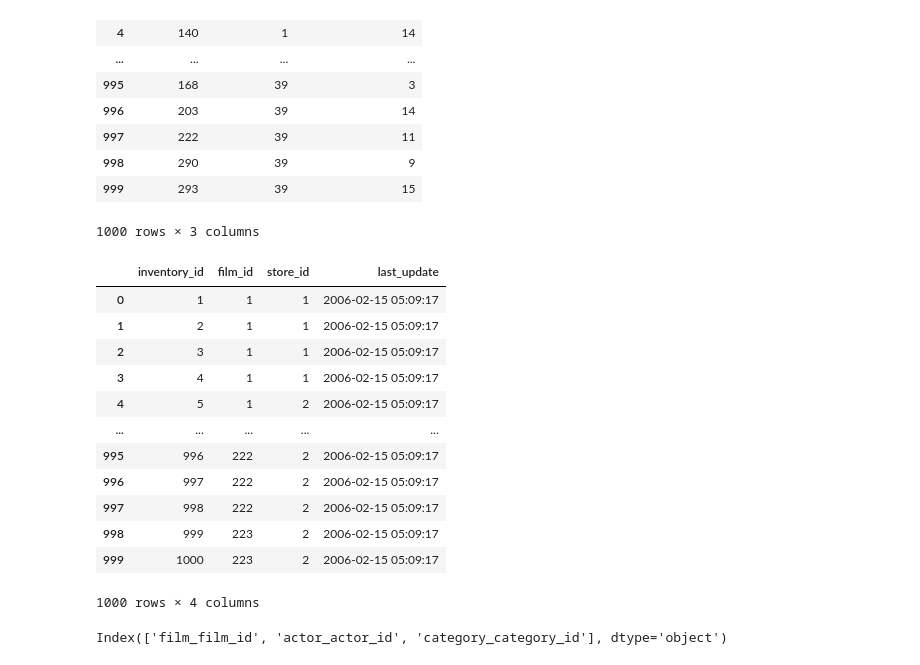
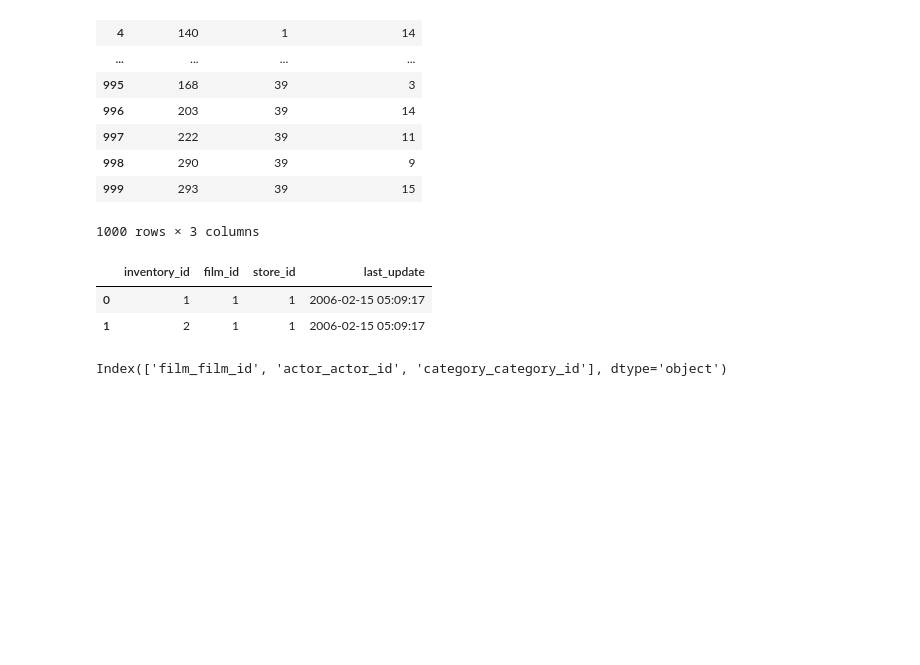
Before and after one commit to sergiomessaoudi/w4-database-project, a Jupyter notebook: Solutions.ipynb, the cells around one changed output. Saved outputs shown, nothing was run; the diff lists cells and outputs as text; code cells hidden in the pictures; blank space fills up the shorter version.

```diff
--- a/Solutions.ipynb
+++ b/Solutions.ipynb
@@ -246,21 +301,11 @@ df
 1000 rows × 3 columns
 # %%
 df4=pd.read_csv('Data/inventory.csv')
-df4
+df4.head(2)
 # %% [output]
 |  | inventory_id | film_id | store_id | last_update |
 | 0 | 1 | 1 | 1 | 2006-02-15 05:09:17 |
 | 1 | 2 | 1 | 1 | 2006-02-15 05:09:17 |
-| 2 | 3 | 1 | 1 | 2006-02-15 05:09:17 |
-| 3 | 4 | 1 | 1 | 2006-02-15 05:09:17 |
-| 4 | 5 | 1 | 2 | 2006-02-15 05:09:17 |
-| ... | ... | ... | ... | ... |
-| 995 | 996 | 222 | 2 | 2006-02-15 05:09:17 |
-| 996 | 997 | 222 | 2 | 2006-02-15 05:09:17 |
-| 997 | 998 | 222 | 2 | 2006-02-15 05:09:17 |
-| 998 | 999 | 223 | 2 | 2006-02-15 05:09:17 |
-| 999 | 1000 | 223 | 2 | 2006-02-15 05:09:17 |
-1000 rows × 4 columns
 # %%
 df.columns
 # %% [output]
```
Also changed, not shown: parts of 21 cells of this notebook.
